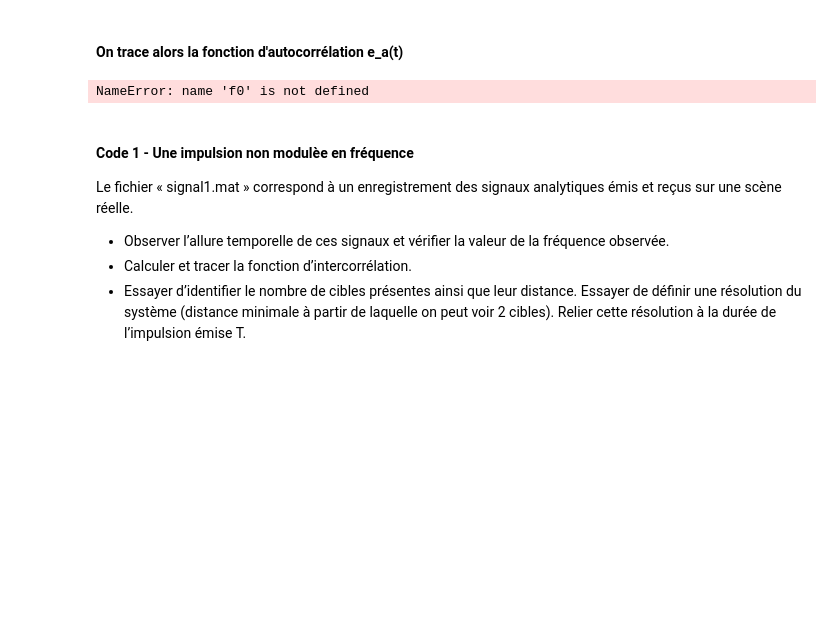
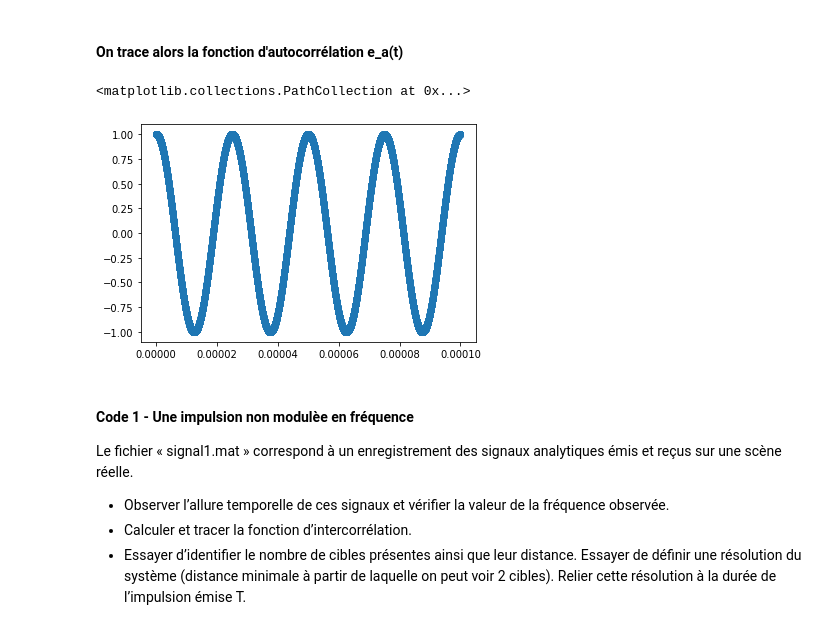
Before and after one commit to martin5555555555/traitementdusignal, a Jupyter notebook: mini_projet_radar.ipynb, the cells around one changed output. Saved outputs shown, nothing was run; the diff lists cells and outputs as text; code cells hidden in the pictures; blank space fills up the shorter version.

```diff
--- a/mini_projet_radar.ipynb
+++ b/mini_projet_radar.ipynb
@@ -304,16 +304,31 @@ $$
 $$x_a(t) =  1_{[-\frac {1}{2}, \frac {1}{2}]}sin(2\pi f_0 t) + i 1_{[-\frac {1}{2}, \frac {1}{2}]}cos(2\pi f_0 t) $$
 # %% [markdown]
 #### On trace alors la fonction d'autocorrélation e_a(t)
-# %%
-def e_a(t):
-    if t < -0.5 or t > 0.5:
-        return 0
-    else :
-        return (np.sin(2*np.pi*f0*t)+ np.cos(2*np.pi*f0*t)*j)
-# %%
-e_a(0)
-# %% [output]
-NameError: name 'f0' is not defined
+# %%
+f0 = 40000
+import cmath
+import scipy.integrate as integr
+
+def e_a(t):
+    if t < -0.5 or t > 0.5:
+        return 0
+    else :
+        return complex(np.sin(2*np.pi*f0*t), np.cos(2*np.pi*f0*t))
+
+def I_ea(tau):
+    def f(t):
+        a = complex(np.sin(2*np.pi*f0*t), np.cos(2*np.pi*f0*t))
+        b = complex(np.sin(2*np.pi*f0*(t-tau)), np.cos(2*np.pi*f0*(t-tau))).conjugate()
+        return (a*b).real
+    return integr.quad(f, -0.5, 0.5)[0]
+
+
+Tau = np.linspace(0,0.0001,15000)
+Y = [I_ea(tau) for tau in Tau]
+plt.scatter(Tau, Y)
+# %% [output]
+<matplotlib.collections.PathCollection at 0x...>
+[figure, added]
 # %% [markdown]
 #### Code 1 - Une impulsion non modulèe en fréquence
 
```
Also changed, not shown: parts of 12 cells of this notebook.
